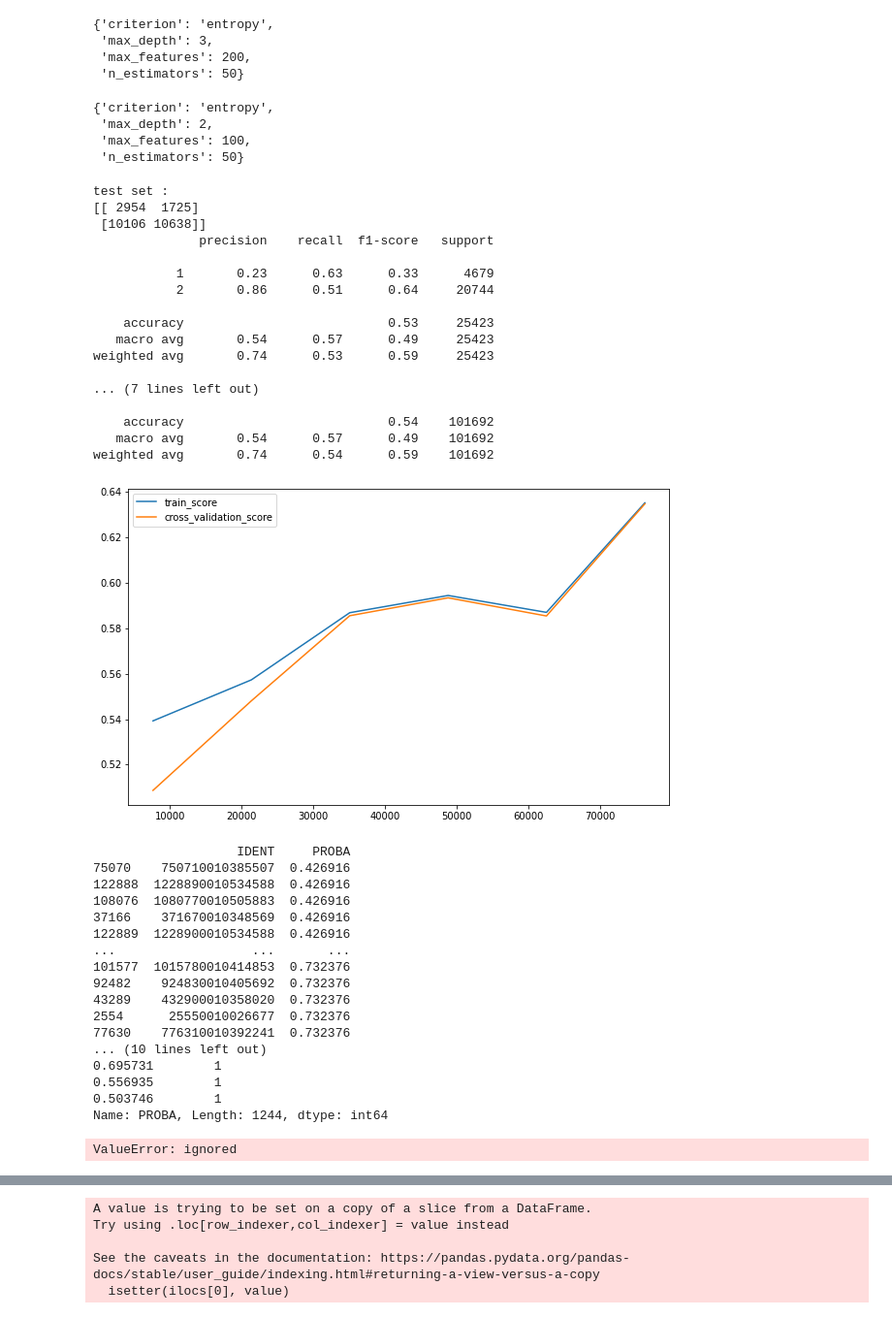
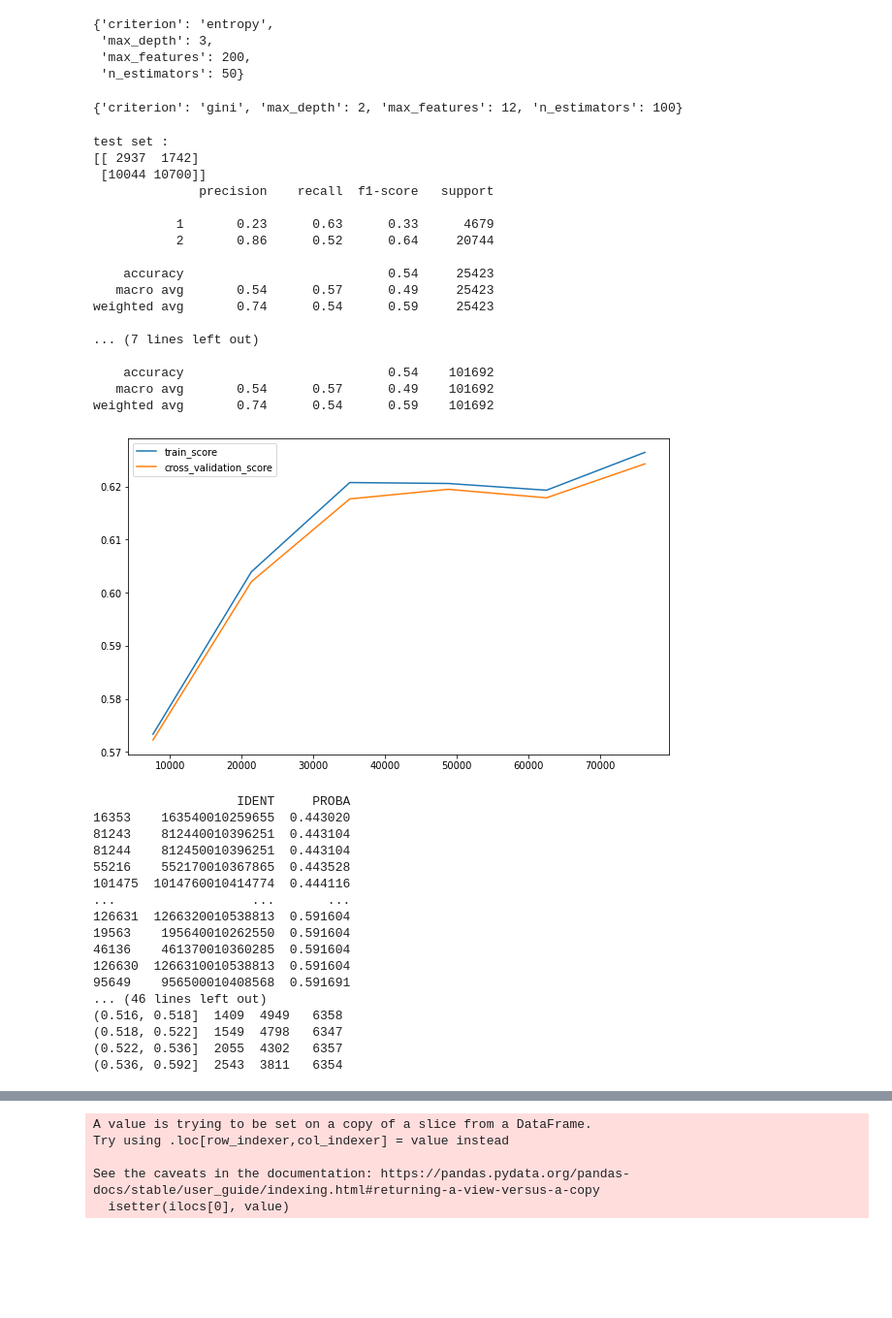
Before and after one commit to christian235711/Predict_models_fdf21, a Jupyter notebook: FDF21_model_AdaBoost_DecisionTreeClassifier_RandomForest.ipynb, the cells around one changed output, grey strips where cells are left out. Shown at 97% size. Saved outputs shown, nothing was run; the diff lists cells and outputs as text; code cells hidden in the pictures; blank space fills up the shorter version.

```diff
--- a/FDF21_model_AdaBoost_DecisionTreeClassifier_RandomForest.ipynb
+++ b/FDF21_model_AdaBoost_DecisionTreeClassifier_RandomForest.ipynb
@@ -518,57 +469,53 @@ resultat_grid_RandomForestClassifier.best_params_
  'n_estimators': 50}
 # %%
 model_RandomForestClassifier = RandomForestClassifier(class_weight="balanced", random_state =0 )
-param = {'criterion': ['gini','entropy'], 'max_depth' : [2,3,4,5],"max_features":[100,150,200,250] ,'n_estimators' : [40,50,60] }
+param = {'criterion': ['gini','entropy'], 'max_depth' : [2,3,4,5],"max_features":[8,12,15,20,25] ,'n_estimators' : [20,50,100] }
 
 grid_RandomForestClassifier = GridSearchCV(model_RandomForestClassifier, param, cv = 4, scoring = "recall", n_jobs=2)
 resultat_grid_RandomForestClassifier = grid_RandomForestClassifier.fit(train_X_s, train_Y_s)
 resultat_grid_RandomForestClassifier.best_params_
 # %% [output]
-{'criterion': 'entropy',
- 'max_depth': 2,
- 'max_features': 100,
- 'n_estimators': 50}
+{'criterion': 'gini', 'max_depth': 2, 'max_features': 12, 'n_estimators': 100}
 # %%
-final_model_RandomForestClassifier = RandomForestClassifier(class_weight="balanced", criterion="gini", max_depth=3, max_features=200, n_estimators = 50 , random_state=0)
+final_model_RandomForestClassifier = RandomForestClassifier(class_weight="balanced", criterion="gini", max_depth=2, max_features=12, n_estimators = 100, random_state=0)
 evaluation(final_model_RandomForestClassifier, train_X_s, train_Y_s, test_X_s, test_Y_s, scoring="recall")
 # %% [output]
 test set :
-[[ 2954  1725]
- [10106 10638]]
+[[ 2937  1742]
+ [10044 10700]]
               precision    recall  f1-score   support
 
            1       0.23      0.63      0.33      4679
-           2       0.86      0.51      0.64     20744
+           2       0.86      0.52      0.64     20744
 
-    accuracy                           0.53     25423
+    accuracy                           0.54     25423
    macro avg       0.54      0.57      0.49     25423
-weighted avg       0.74      0.53      0.59     25423
+weighted avg       0.74      0.54      0.59     25423
 
 ... (7 lines left out)
 
     accuracy                           0.54    101692
    macro avg       0.54      0.57      0.49    101692
 weighted avg       0.74      0.54      0.59    101692
-[figure, old version]
+[figure, new version]
 # %%
 quarantiles(model=final_model_RandomForestClassifier, data_orig=data, affichage=True,
             save=False, path = "/content/drive/MyDrive/spad_score_method_1/sans_dons_encodage_dummies_AdaBoost.xlsx")
 # %% [output]
                    IDENT     PROBA
-75070    750710010385507  0.426916
-122888  1228890010534588  0.426916
-108076  1080770010505883  0.426916
-37166    371670010348569  0.426916
-122889  1228900010534588  0.426916
+16353    163540010259655  0.443020
+81243    812440010396251  0.443104
+81244    812450010396251  0.443104
+55216    552170010367865  0.443528
+101475  1014760010414774  0.444116
 ...                  ...       ...
-101577  1015780010414853  0.732376
-92482    924830010405692  0.732376
-43289    432900010358020  0.732376
-2554      25550010026677  0.732376
-77630    776310010392241  0.732376
-... (10 lines left out)
-0.695731        1
-0.556935        1
-0.503746        1
-Name: PROBA, Length: 1244, dtype: int64
+126631  1266320010538813  0.591604
+19563    195640010262550  0.591604
+46136    461370010360285  0.591604
+126630  1266310010538813  0.591604
+95649    956500010408568  0.591691
+... (46 lines left out)
+(0.516, 0.518]  1409  4949   6358
+(0.518, 0.522]  1549  4798   6347
+(0.522, 0.536]  2055  4302   6357
+(0.536, 0.592]  2543  3811   6354
-ValueError: ignored
```
Also changed, not shown: parts of 11 cells of this notebook.
